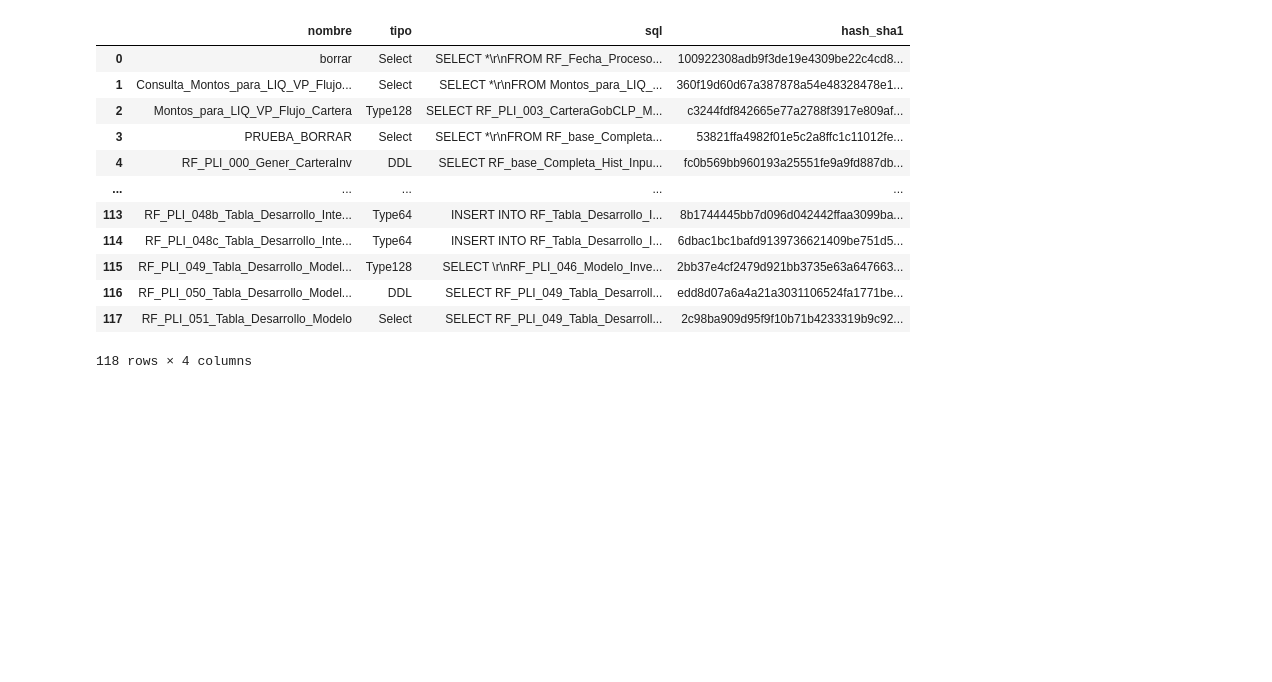
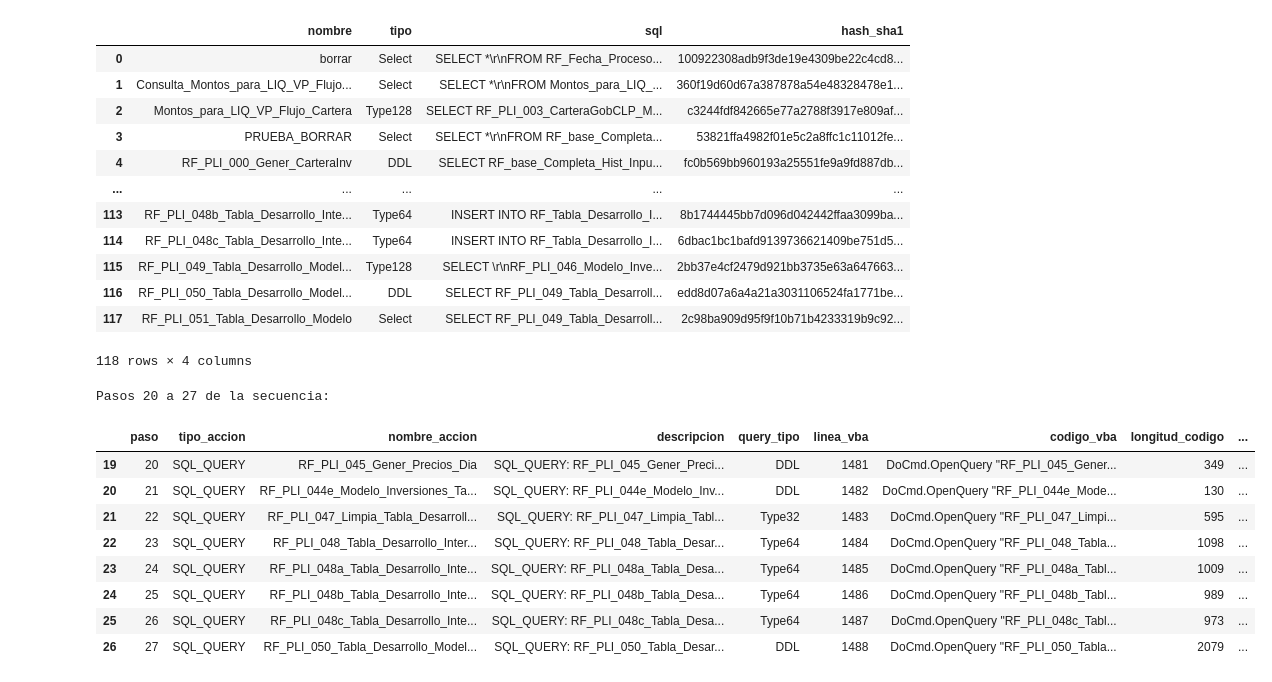
Before and after one commit to vmlandae/bfa-cl-modelos-diarios-v1, a Jupyter notebook: RF_Modelo_Inversiones/dev/draft_ml_inversiones.ipynb, the cells around one changed output. Drawn from its saved outputs; the diff is of its cells as text; code cells hidden in the pictures; blank space fills up the shorter version.

```diff
--- a/RF_Modelo_Inversiones/dev/draft_ml_inversiones.ipynb
+++ b/RF_Modelo_Inversiones/dev/draft_ml_inversiones.ipynb
@@ -986,4 +1067,18 @@ queries_raw
 | 117 | RF_PLI_051_Tabla_Desarrollo_Modelo | Select | SELECT RF_PLI_049_Tabla_Desarroll... | 2c98ba909d95f9f10b71b4233319b9c92... |
 118 rows × 4 columns
 # %%
-queries_finales = df_secuencia[df_secuencia['paso']>20]['nombre_accion'].to_list()
+# Ver los pasos pendientes (21+) de df_secuencia
+queries_finales = df_secuencia[df_secuencia['paso']>=20]
+print(f"Pasos 20 a {df_secuencia['paso'].max()} de la secuencia:")
+display(queries_finales)
+# %% [output]
+Pasos 20 a 27 de la secuencia:
+|  | paso | tipo_accion | nombre_accion | descripcion | query_tipo | linea_vba | codigo_vba | longitud_codigo | ... |
+| 19 | 20 | SQL_QUERY | RF_PLI_045_Gener_Precios_Dia | SQL_QUERY: RF_PLI_045_Gener_Preci... | DDL | 1481 | DoCmd.OpenQuery "RF_PLI_045_Gener... | 349 | ... |
+| 20 | 21 | SQL_QUERY | RF_PLI_044e_Modelo_Inversiones_Ta... | SQL_QUERY: RF_PLI_044e_Modelo_Inv... | DDL | 1482 | DoCmd.OpenQuery "RF_PLI_044e_Mode... | 130 | ... |
+| 21 | 22 | SQL_QUERY | RF_PLI_047_Limpia_Tabla_Desarroll... | SQL_QUERY: RF_PLI_047_Limpia_Tabl... | Type32 | 1483 | DoCmd.OpenQuery "RF_PLI_047_Limpi... | 595 | ... |
+| 22 | 23 | SQL_QUERY | RF_PLI_048_Tabla_Desarrollo_Inter... | SQL_QUERY: RF_PLI_048_Tabla_Desar... | Type64 | 1484 | DoCmd.OpenQuery "RF_PLI_048_Tabla... | 1098 | ... |
+| 23 | 24 | SQL_QUERY | RF_PLI_048a_Tabla_Desarrollo_Inte... | SQL_QUERY: RF_PLI_048a_Tabla_Desa... | Type64 | 1485 | DoCmd.OpenQuery "RF_PLI_048a_Tabl... | 1009 | ... |
+| 24 | 25 | SQL_QUERY | RF_PLI_048b_Tabla_Desarrollo_Inte... | SQL_QUERY: RF_PLI_048b_Tabla_Desa... | Type64 | 1486 | DoCmd.OpenQuery "RF_PLI_048b_Tabl... | 989 | ... |
+| 25 | 26 | SQL_QUERY | RF_PLI_048c_Tabla_Desarrollo_Inte... | SQL_QUERY: RF_PLI_048c_Tabla_Desa... | Type64 | 1487 | DoCmd.OpenQuery "RF_PLI_048c_Tabl... | 973 | ... |
+| 26 | 27 | SQL_QUERY | RF_PLI_050_Tabla_Desarrollo_Model... | SQL_QUERY: RF_PLI_050_Tabla_Desar... | DDL | 1488 | DoCmd.OpenQuery "RF_PLI_050_Tabla... | 2079 | ... |
```
Also changed, not shown: parts of 13 cells of this notebook, 1 other file.
